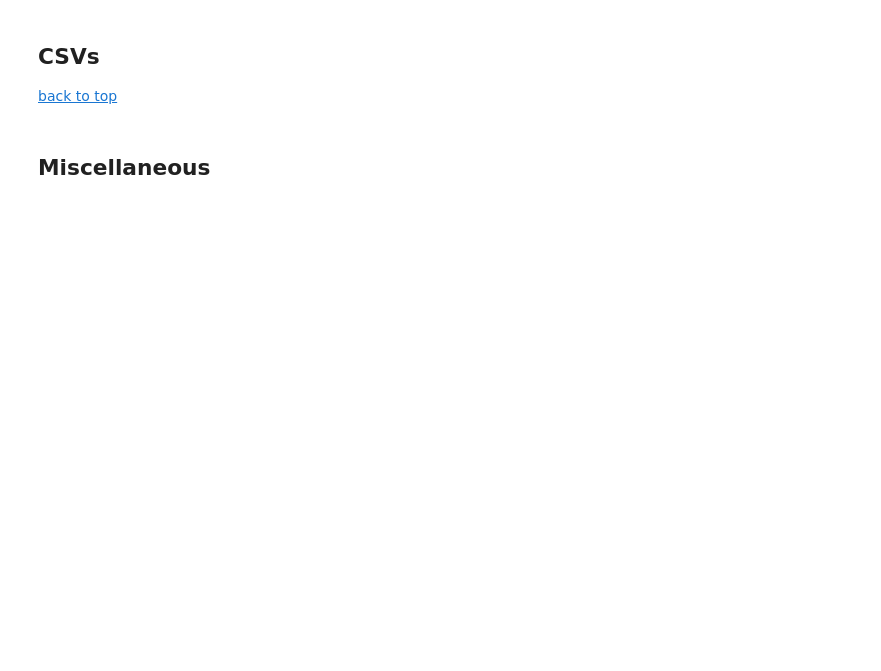
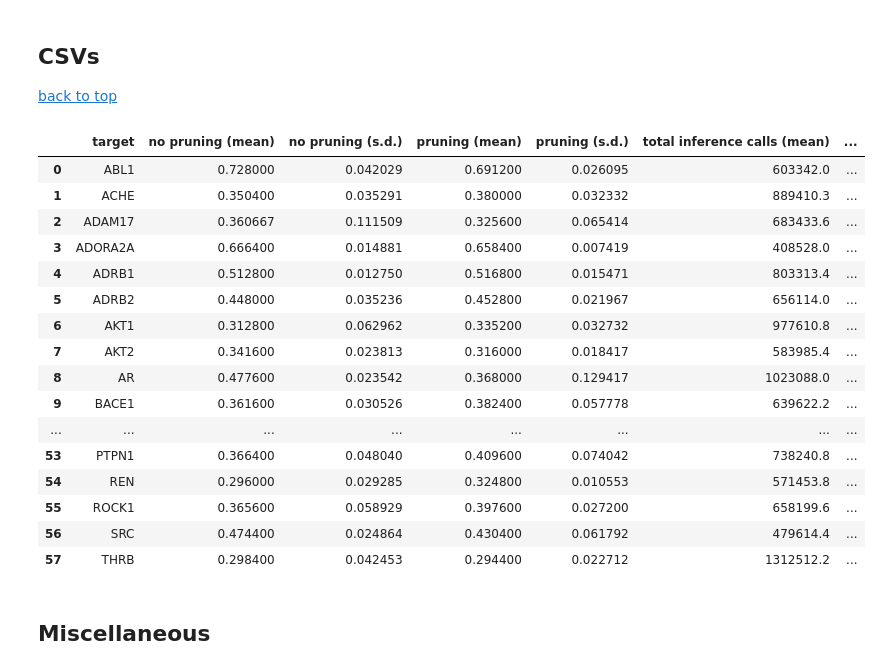
Before and after one commit to coleygroup/molpal, a Jupyter notebook: notebooks/dockstring-figures.ipynb, the cells around one changed output. Saved outputs shown, nothing was run; the diff lists cells and outputs as text; code cells hidden in the pictures; blank space fills up the shorter version.

```diff
--- a/notebooks/dockstring-figures.ipynb
+++ b/notebooks/dockstring-figures.ipynb
@@ -168,14 +259,16 @@ fig.tight_layout()
 # %%
 def make_dataframe(split, N) -> pd.DataFrame:
     Y_full, Y_prune, targets = get_dockstring_data(split, N)
-
+    N_calls = total_inference_calls(split, N)
     df = pd.DataFrame(
         {
             "target": [t.upper() for t in targets],
             "no pruning (mean)": Y_full[:, 0],
             "no pruning (s.d.)": Y_full[:, 1],
             "pruning (mean)": Y_prune[:, 0],
-            "pruning (s.d.)": Y_prune[:, 1]
+            "pruning (s.d.)": Y_prune[:, 1],
+            "total inference calls (mean)": np.nanmean(N_calls, 1),
+            "total inference calls (s.d.)": np.nanstd(N_calls, 1)
         },
     )
 
@@ -183,9 +276,30 @@ def make_dataframe(split, N) -> pd.DataFrame:
 # %%
 split = "0.001"
 N = 10
 
 df = make_dataframe(split, N)
-df.to_csv(f"../csv/dockstring-final-{split}-{N}.csv", index=False, float_format="%.3f")
+df["total inference calls (mean)"] = df["total inference calls (mean)"].map(lambda x: f"{x:0.1f}")
+
+df.to_csv(f"../csv/dockstring-perf+calls-{split[2:]}-{N}.csv", index=False, float_format="%.3f")
+df
+# %% [output]
+|  | target | no pruning (mean) | no pruning (s.d.) | pruning (mean) | pruning (s.d.) | total inference calls (mean) | ... |
+| 0 | ABL1 | 0.728000 | 0.042029 | 0.691200 | 0.026095 | 603342.0 | ... |
+| 1 | ACHE | 0.350400 | 0.035291 | 0.380000 | 0.032332 | 889410.3 | ... |
+| 2 | ADAM17 | 0.360667 | 0.111509 | 0.325600 | 0.065414 | 683433.6 | ... |
+| 3 | ADORA2A | 0.666400 | 0.014881 | 0.658400 | 0.007419 | 408528.0 | ... |
+| 4 | ADRB1 | 0.512800 | 0.012750 | 0.516800 | 0.015471 | 803313.4 | ... |
+| 5 | ADRB2 | 0.448000 | 0.035236 | 0.452800 | 0.021967 | 656114.0 | ... |
+| 6 | AKT1 | 0.312800 | 0.062962 | 0.335200 | 0.032732 | 977610.8 | ... |
+| 7 | AKT2 | 0.341600 | 0.023813 | 0.316000 | 0.018417 | 583985.4 | ... |
+| 8 | AR | 0.477600 | 0.023542 | 0.368000 | 0.129417 | 1023088.0 | ... |
+| 9 | BACE1 | 0.361600 | 0.030526 | 0.382400 | 0.057778 | 639622.2 | ... |
+| ... | ... | ... | ... | ... | ... | ... | ... |
+| 53 | PTPN1 | 0.366400 | 0.048040 | 0.409600 | 0.074042 | 738240.8 | ... |
+| 54 | REN | 0.296000 | 0.029285 | 0.324800 | 0.010553 | 571453.8 | ... |
+| 55 | ROCK1 | 0.365600 | 0.058929 | 0.397600 | 0.027200 | 658199.6 | ... |
+| 56 | SRC | 0.474400 | 0.024864 | 0.430400 | 0.061792 | 479614.4 | ... |
+| 57 | THRB | 0.298400 | 0.042453 | 0.294400 | 0.022712 | 1312512.2 | ... |
 # %% [markdown]
 ## Miscellaneous
 # %%
```
Also changed, not shown: parts of 9 cells of this notebook, 5 other files.
